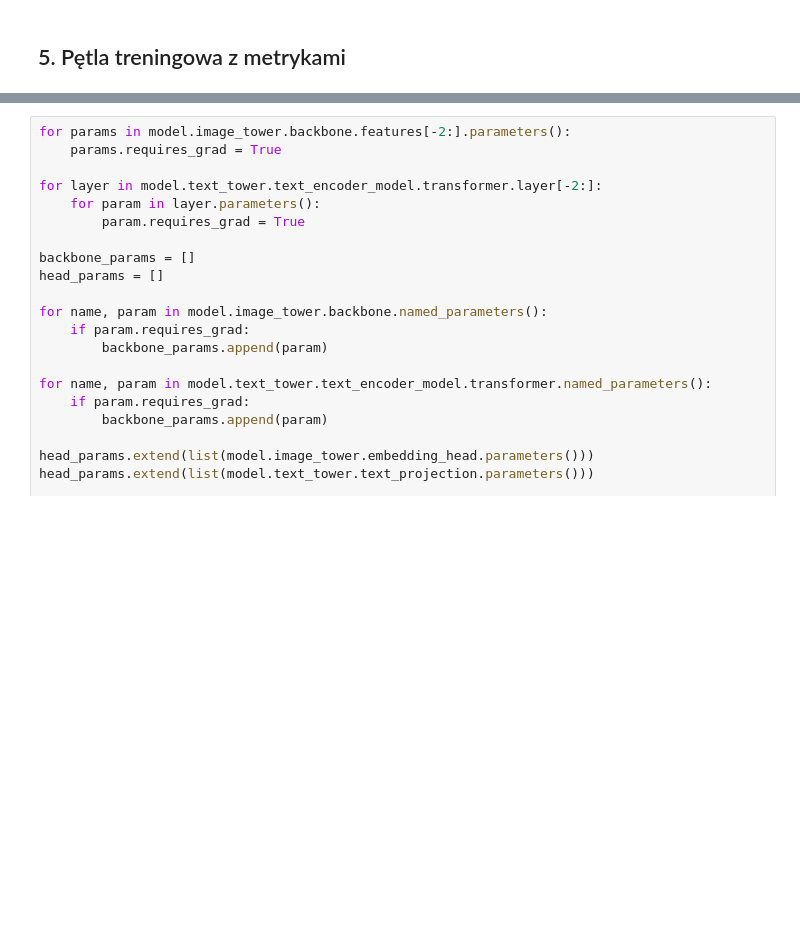
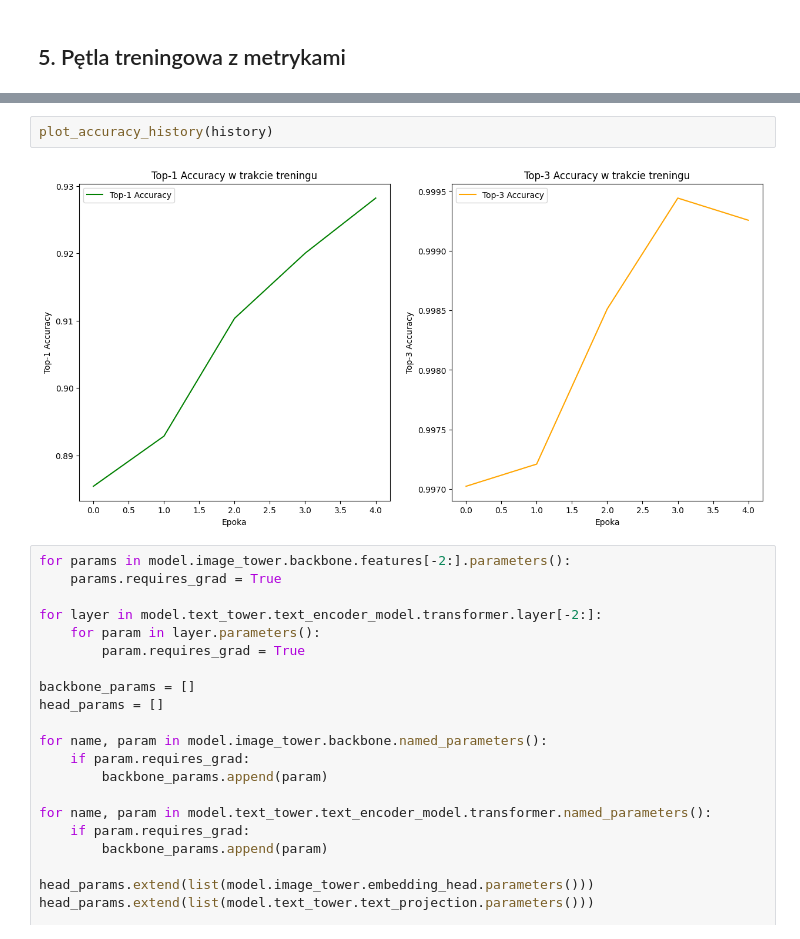
Before and after one commit to Kanigzzz/CLIP-CI-CD-Pipeline, a Jupyter notebook: notebooks/main.ipynb, the cells around one changed output, grey strips where cells are left out. Cells and saved outputs as stored; diff of their text form; blank space fills up the shorter version.

```diff
--- a/notebooks/main.ipynb
+++ b/notebooks/main.ipynb
@@ -419,3 +480,7 @@ Epoch 10/10 | Loss: 0.5203 | Top-1: 82.94% | Top-3: 99.27%
+# %%
+plot_accuracy_history(history)
+# %% [output]
+[figure, added]
 # %%
 for params in model.image_tower.backbone.features[-2:].parameters():
     params.requires_grad = True
```
Also changed, not shown: parts of 19 cells of this notebook, 1 other file.
